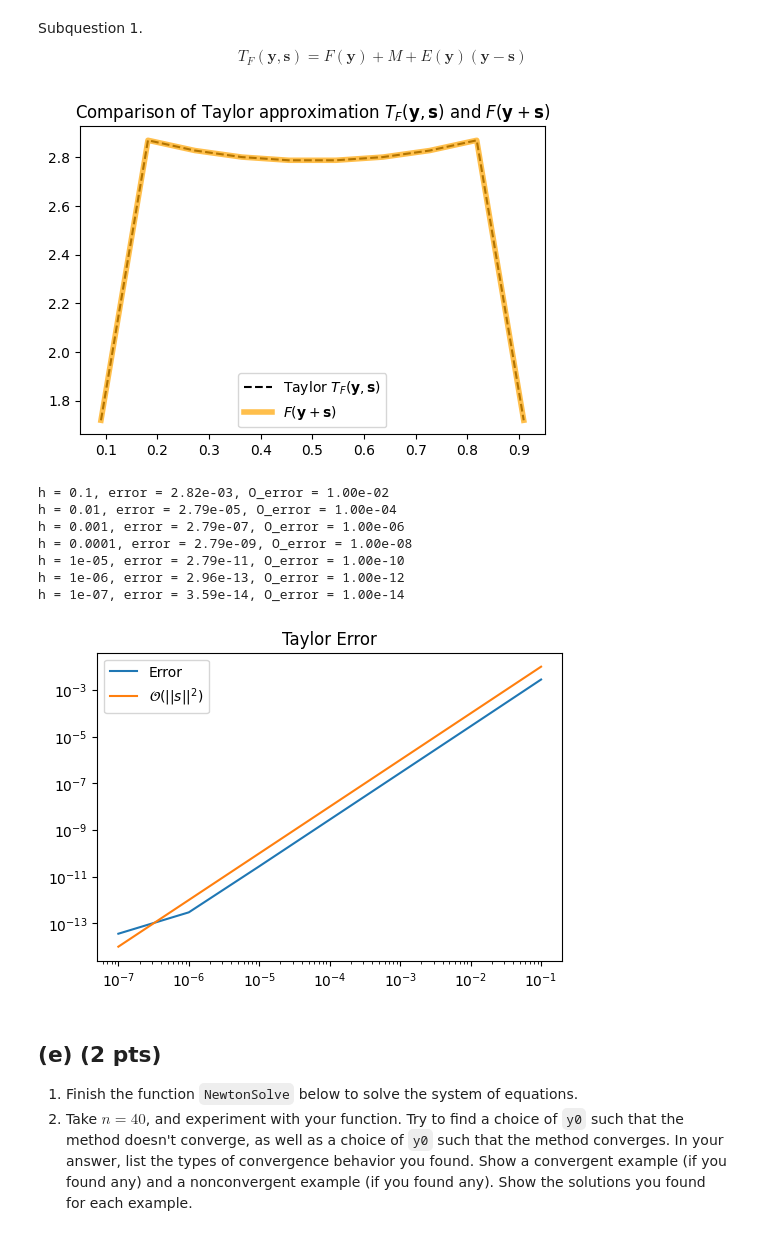
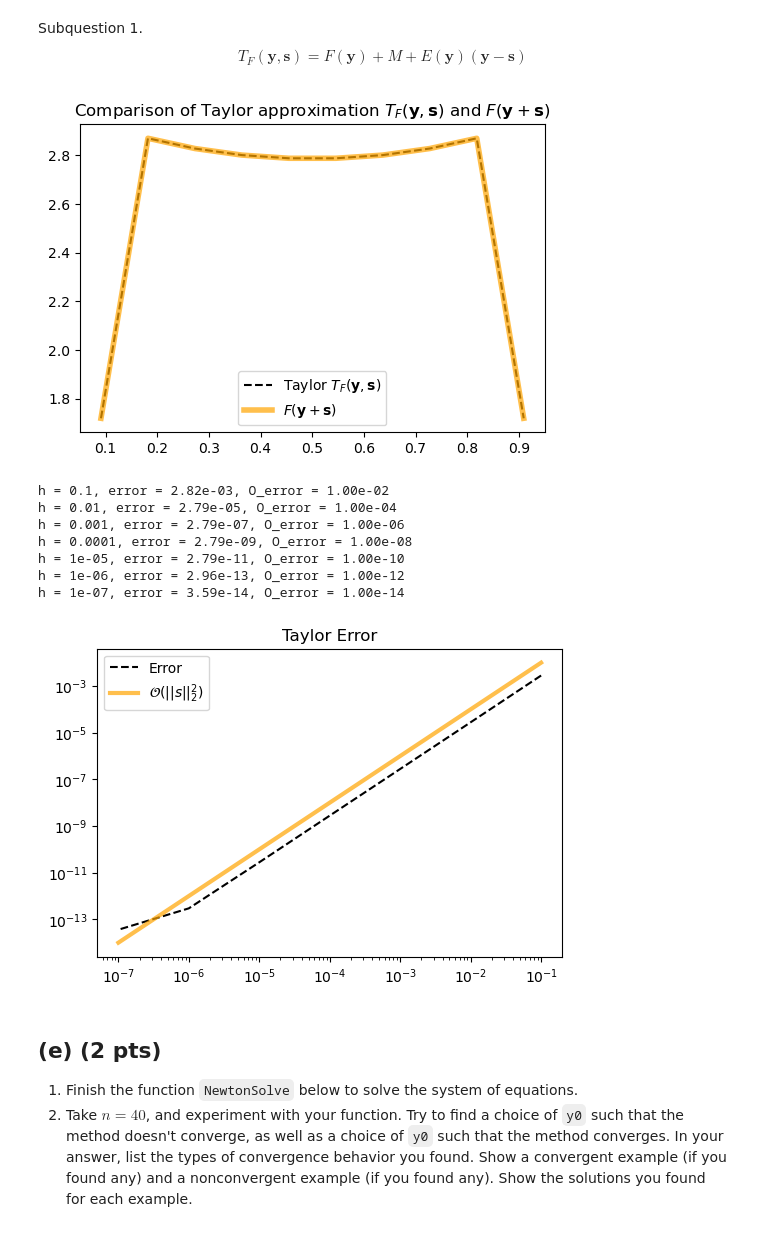
Before and after one commit to jonas4climate/na-assignment1, a Jupyter notebook: hw4_2023.ipynb, the cells around one changed output. Drawn from its saved outputs; the diff is of its cells as text; code cells hidden in the pictures.

```diff
--- a/hw4_2023.ipynb
+++ b/hw4_2023.ipynb
@@ -234,37 +236,37 @@ def explore_taylor_error(h_space, n=10):
     exact_y = np.linspace(0,1,n+2, endpoint=True)[1:-1]
     for h in h_space:
         s = np.ones(n)
         s = s / np.linalg.norm(s) * h
         approx_data = F(exact_y + s)
         taylor_approx = TaylorF(exact_y, s)
         error = np.linalg.norm(approx_data - taylor_approx)
         O_error = h**2
         errors.append(error)
         print(f'h = {h}, error = {error:.2e}, O_error = {O_error:.2e}')
         O_errors.append(O_error)
     return errors, O_errors
 
 h_space = [10**-i for i in range(1, 8) ]
 errors, O_errors = explore_taylor_error(h_space,10)
 
 plt.figure(figsize=(6,4))
 plt.title('Taylor Error')
-plt.plot(h_space, errors, label='Error')
-plt.plot(h_space, O_errors, label='$\\mathcal{O}(||s||^2)$')
+plt.plot(h_space, errors, label='Error', color='black', linestyle='--')
+plt.plot(h_space, O_errors, label='$\\mathcal{O}(||s||_2^2)$', color='orange', alpha=0.7, linewidth=3)
 plt.yscale('log')
 plt.xscale('log')
 plt.legend()
 plt.show()
 # %% [output]
-[figure, old version]
+[figure, new version]
 h = 0.1, error = 2.82e-03, O_error = 1.00e-02
 h = 0.01, error = 2.79e-05, O_error = 1.00e-04
 h = 0.001, error = 2.79e-07, O_error = 1.00e-06
 h = 0.0001, error = 2.79e-09, O_error = 1.00e-08
 h = 1e-05, error = 2.79e-11, O_error = 1.00e-10
 h = 1e-06, error = 2.96e-13, O_error = 1.00e-12
 h = 1e-07, error = 3.59e-14, O_error = 1.00e-14
-[figure, old version]
+[figure, new version]
 # %% [markdown]
 ## (e) (2 pts)
 1. Finish the function `NewtonSolve` below to solve the system of equations.
```
Also changed, not shown: parts of 8 cells of this notebook.
